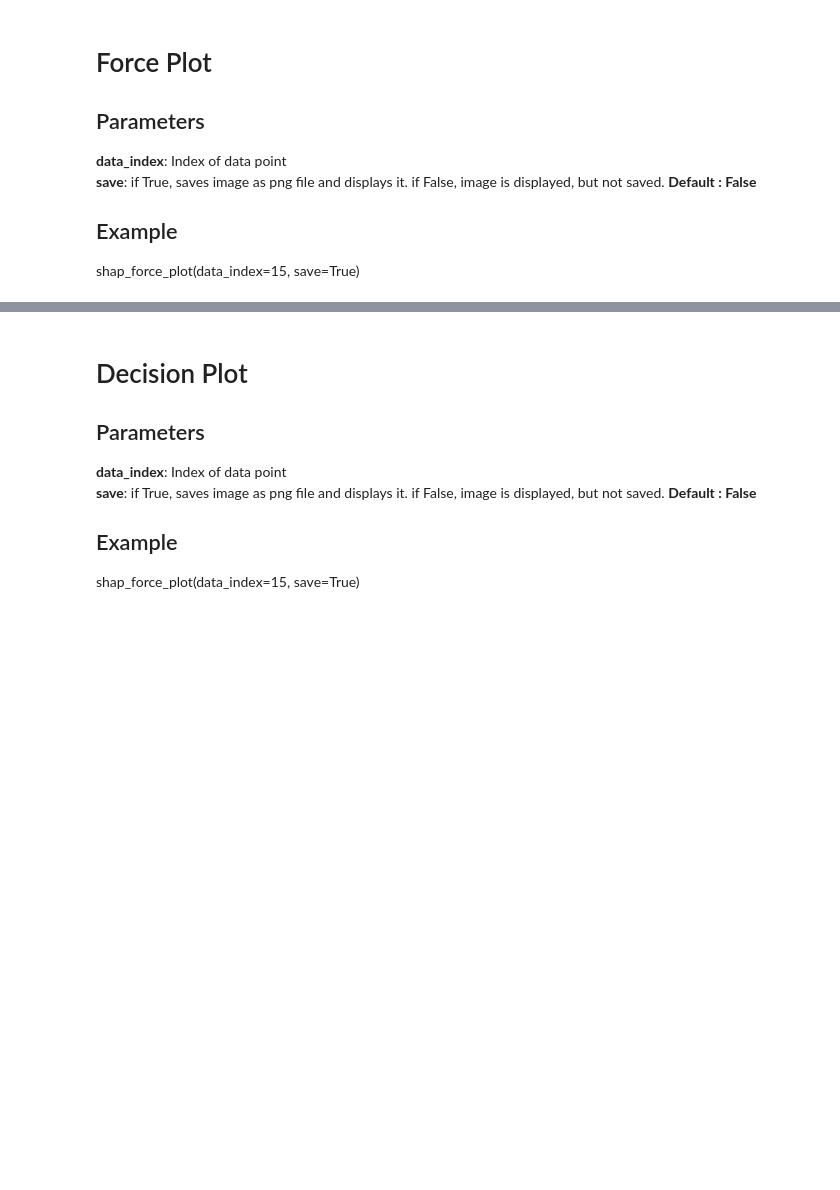
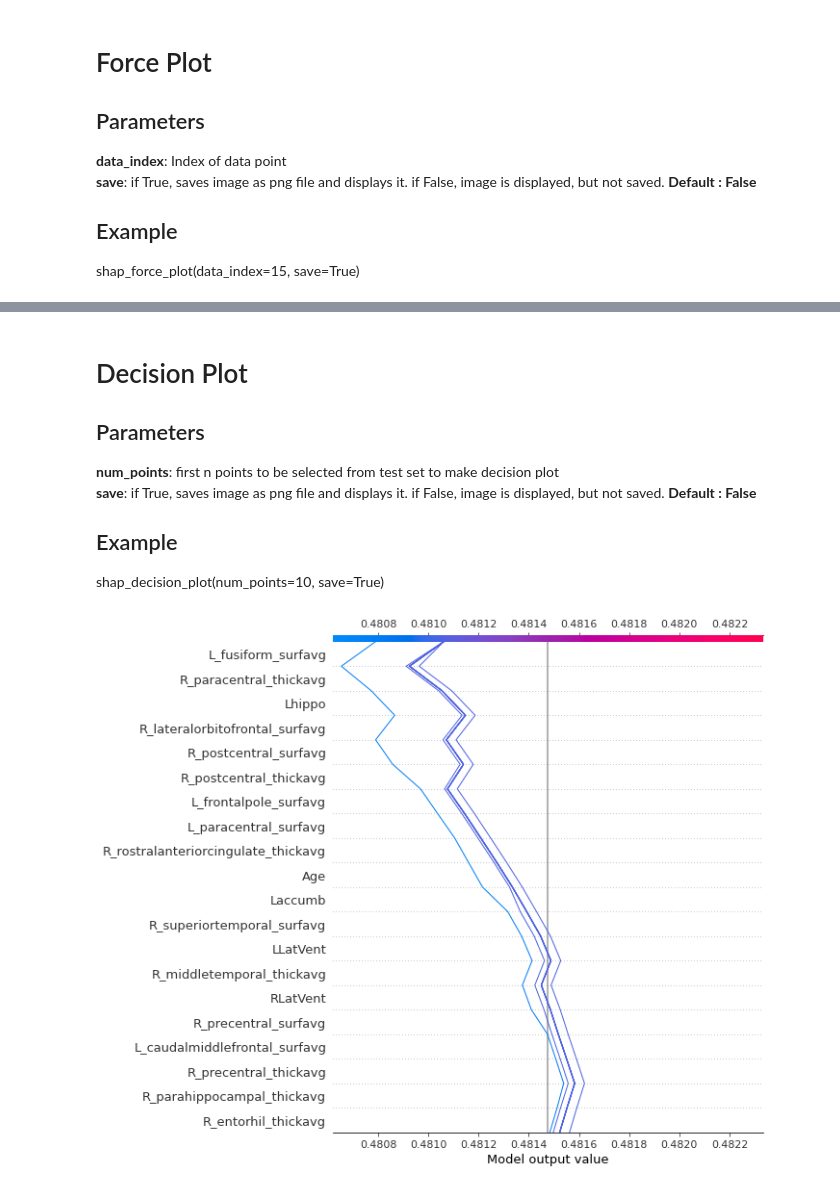
Before and after one commit to parthsuresh/classical-brute-force-machine, a Jupyter notebook: notebooks/GBM classification - plots.ipynb, the cells around one changed output, grey strips where cells are left out. Saved outputs shown, nothing was run; the diff lists cells and outputs as text; code cells hidden in the pictures; blank space fills up the shorter version.

Commit message:
Added Decision Plot

```diff
--- a/notebooks/GBM classification - plots.ipynb
+++ b/notebooks/GBM classification - plots.ipynb
@@ -21,6 +21,9 @@ validation_data = pd.read_csv(f'{results_path}/data/validation-dataset-numeric.c
 
 x_train = train_data[train_data.columns[:-1]]
 y_train = train_data[train_data.columns[-1]]
+
+x_valid = validation_data[validation_data.columns[:-1]]
+y_valid = validation_data[validation_data.columns[-1]]
 # %%
 gbm_explainer = shap.TreeExplainer(gbm_model)
 gbm_shap = gbm_explainer.shap_values(x_train)
@@ -313,9 +314,37 @@ shap_force_plot(data_index=2, save=True)
 
 ## Parameters
 
-<b>data_index</b>: Index of data point <br>
+<b>num_points</b>: first n points to be selected from test set to make decision plot <br>
 <b>save</b>: if True, saves image as png file and displays it. if False, image is displayed, but not saved. <b>Default : False</b><br>
 
 ## Example
 
-shap_force_plot(data_index=15, save=True)
+shap_decision_plot(num_points=10, save=True)
+# %%
+def shap_decision_plot(num_points: int = 10, save: bool = False) -> None:
+    '''
+    data_index: Index of data point. Default: 0
+    save: if True, saves image as png file and displays it. if False, image is displayed, but not saved. False by default
+    '''
+    select = range(num_points)
+    features = x_valid.iloc[select]
+    features_display = x_valid.loc[features.index]
+
+    shap_values = gbm_explainer.shap_values(features)
+    shap_interaction_values = gbm_explainer.shap_interaction_values(features)
+    shap_interaction_values = shap_interaction_values
+    expected_value = gbm_explainer.expected_value
+
+    if save == False:
+        shap.decision_plot(expected_value, shap_values, features_display)
+    else:
+        shap.decision_plot(expected_value, shap_values, features_display, show=False)
+#         plt.figure(figsize=(5, 5))
+#         #plt.tight_layout()
+#         plt.savefig(f"{results_path}/plots/summary_dot_{data_index}.png")
+        plt.savefig(f"{results_path}/plots/decision_{num_points}.png",dpi=150, bbox_inches='tight')
+        plt.show()
+# %%
+shap_decision_plot(num_points=10, save=True)
+# %% [output]
+[figure, added]
```
Also changed, not shown: parts of 1 cell of this notebook.
